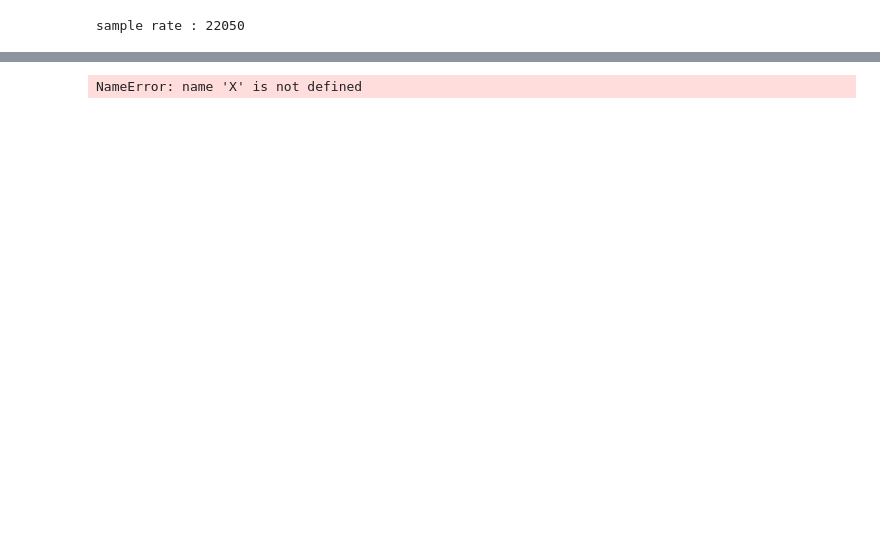
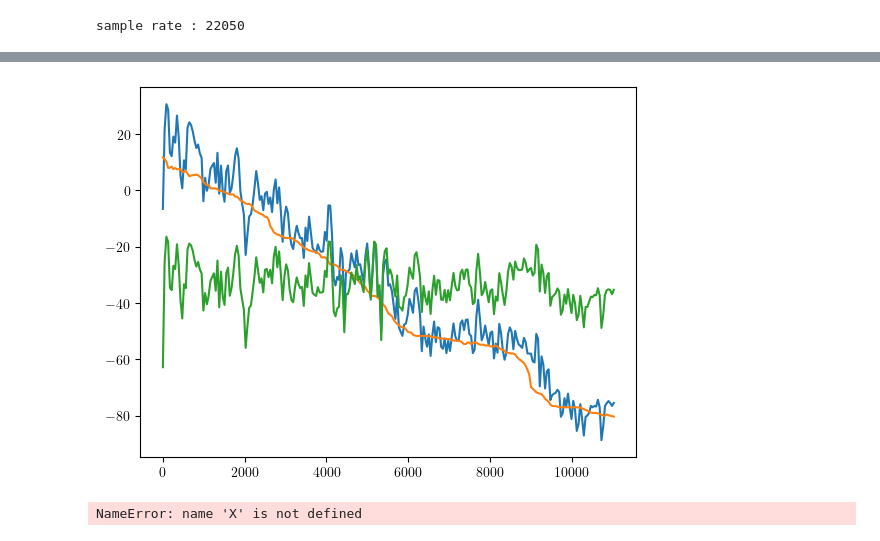
Before and after one commit to peladeaucome/ATIAM-PAM-AnalyseInstruments, a Jupyter notebook: Notebooks/come_HN.ipynb, the cells around one changed output, grey strips where cells are left out. Saved outputs shown, nothing was run; the diff lists cells and outputs as text; code cells hidden in the pictures; blank space fills up the shorter version.

```diff
--- a/Notebooks/come_HN.ipynb
+++ b/Notebooks/come_HN.ipynb
@@ -131,3 +139,12 @@ plt.show()
+# %%
+time_frame_display = 41
+
+plt.plot(f_list, dB20(x_stft[:,time_frame_display]))
+plt.plot(f_list, dB10(xRankFiltered_stft[:,time_frame_display]))
+plt.plot(f_list, dB20(xWhitened_stft[:,time_frame_display]))
+plt.show()
+# %% [output]
+[figure, added]
 # %%
 AR_order = 12
 
```
Also changed, not shown: parts of 4 cells of this notebook, 1 other file.
